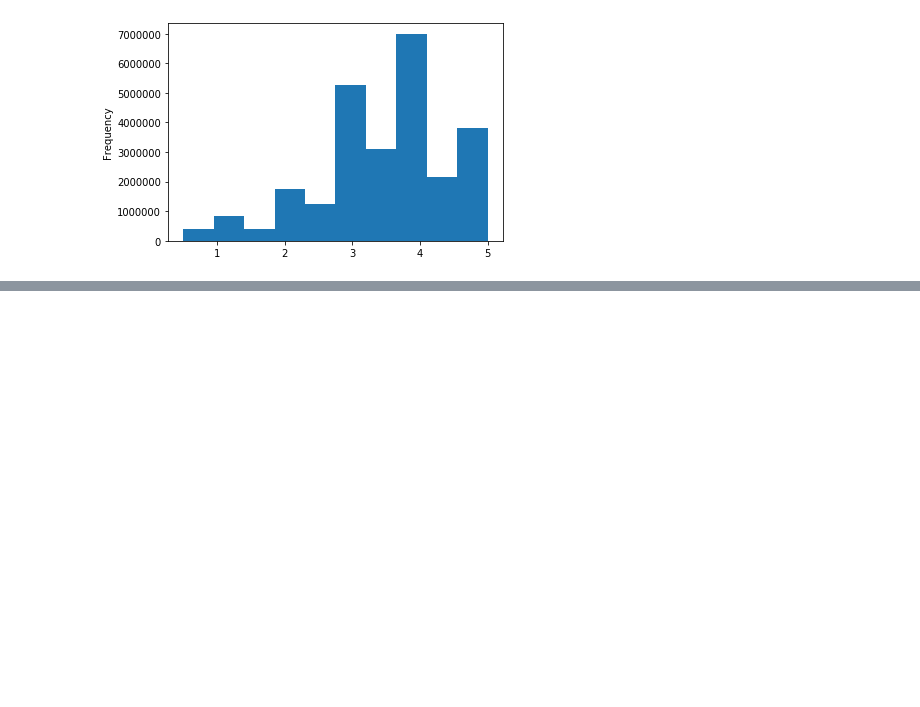
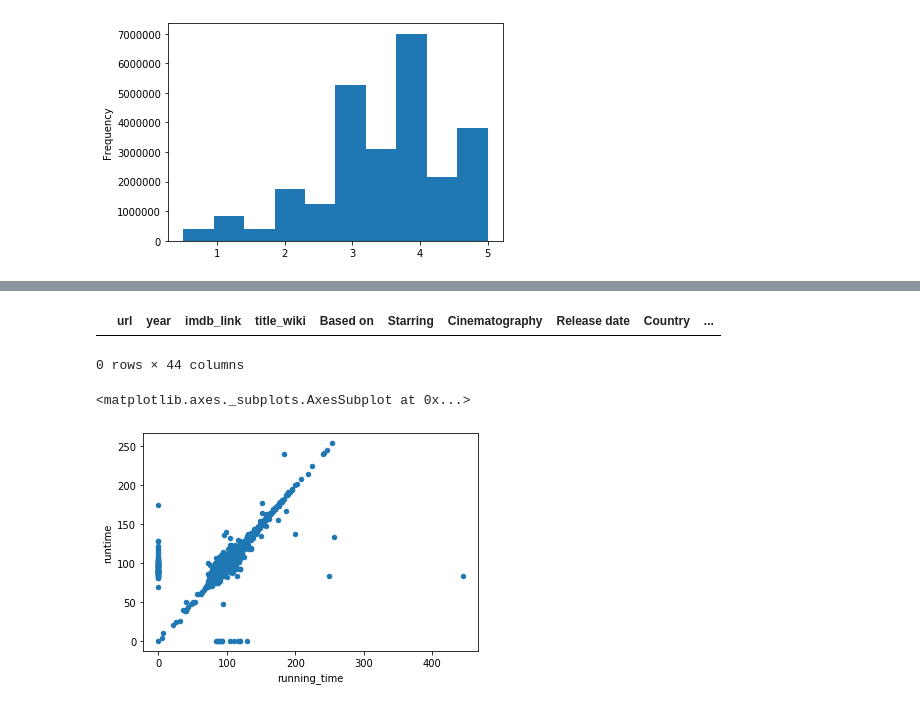
Before and after one commit to jbtrahin/Movies-ETL, a Jupyter notebook: Movies_ETL.ipynb, the cells around one changed output, grey strips where cells are left out. Cells and saved outputs as stored; diff of their text form; code cells hidden in the pictures; blank space fills up the shorter version.

```diff
--- a/Movies_ETL.ipynb
+++ b/Movies_ETL.ipynb
@@ -548,6 +548,6 @@ Name: Budget, dtype: object
 wiki_movies_df['budget'] = budget.str.extract(f'({form_one}|{form_two})', flags=re.IGNORECASE)[0].apply(parse_dollars)
 # %%
 #we drop the original budget column
-wiki_movies_df.drop('budget', axis=1, inplace=True)
+wiki_movies_df.drop('Budget', axis=1, inplace=True)
 # %%
 #printing results
@@ -818,3 +818,9 @@ min      5.000000e-01
 max      5.000000e+00
 Name: rating, dtype: float64
 [figure]
+# %%
+#MERGE WIKIPEDIA AND KAGGLE METADATA
+
+#Print out a list of the columns so we can identify which ones are redundant.
+movies_df = pd.merge(wiki_movies_df, kaggle_metadata, on='imdb_id', suffixes=['_wiki','_kaggle'])
+movies_df.columns.tolist()
@@ -820,0 +891,16 @@ Name: rating, dtype: float64
+# %%
+#Kaggle data looks just a little bit more consistent.
+#Let’s confirm there aren’t any missing titles in the Kaggle data with the following code.
+movies_df[(movies_df['title_kaggle'] == '') | (movies_df['title_kaggle'].isnull())]
+# %% [output]
+|  | url | year | imdb_link | title_wiki | Based on | Starring | Cinematography | Release date | Country | ... |
+0 rows × 44 columns
+# %%
+#Take a look at running_time vs. runtime
+#A scatter plot is a great way to give us a sense of how similar the columns are to each other. If the two columns were exactly the same, we’d see a scatter plot of a perfectly straight line. Any wildly different values will show up as dots far from that central line, and if one column is missing data, those values will fall on the x-axis or y-axis.
+
+#Fill in missing values with zero and make the scatter plot
+movies_df.fillna(0).plot(x='running_time', y='runtime', kind='scatter')
+# %% [output]
+<matplotlib.axes._subplots.AxesSubplot at 0x...>
+[figure, added]
```
Also changed, not shown: parts of 19 cells of this notebook.
